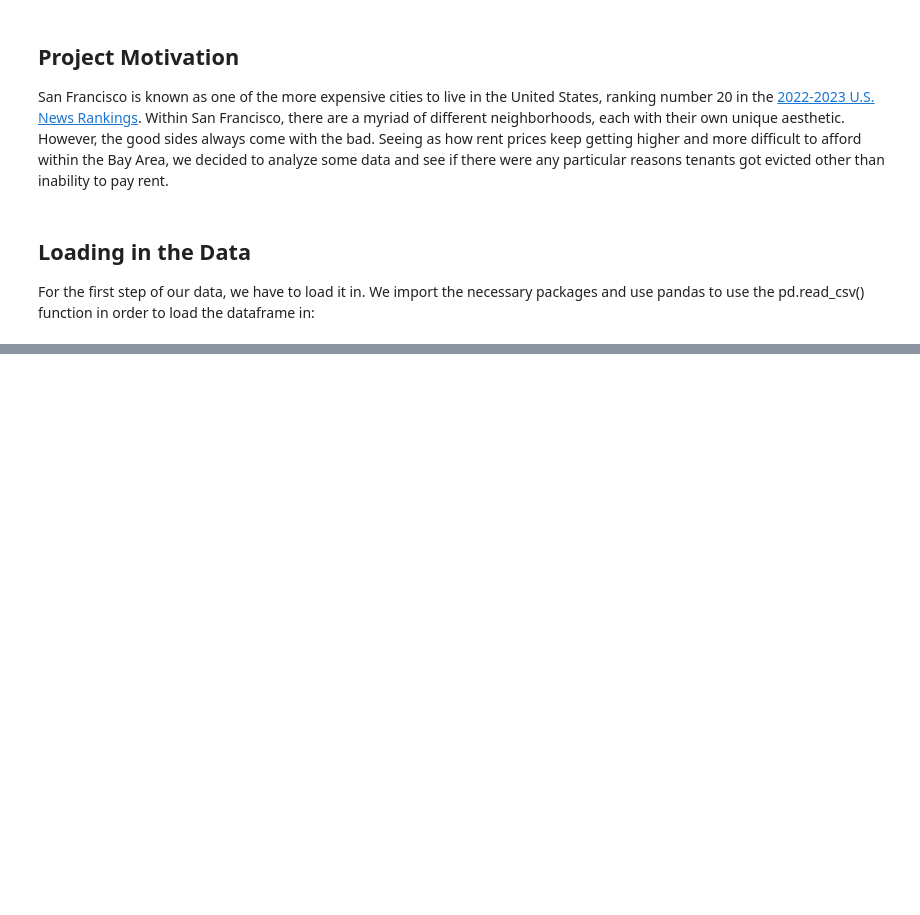
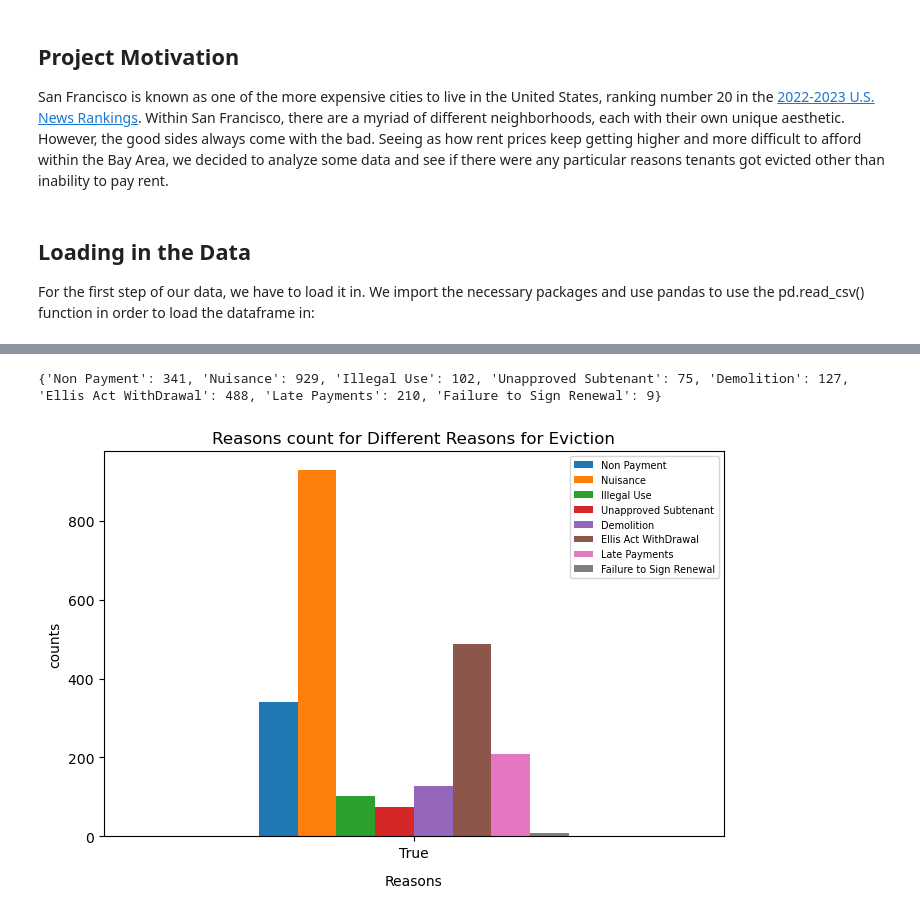
Before and after one commit to UCB-stat-159-s23/project-Group26, a Jupyter notebook: sfevictions.ipynb, the cells around one changed output, grey strips where cells are left out. Drawn from its saved outputs; the diff is of its cells as text; code cells hidden in the pictures; blank space fills up the shorter version.

```diff
--- a/sfevictions.ipynb
+++ b/sfevictions.ipynb
@@ -40,0 +56,5 @@ evictions
+# %%
+###finding number of occurrences per reasons###
+reasons = sample.iloc[:, 3:11]
+for col in reasons.columns:
+    print(sample[[col]].value_counts().reset_index(name='counts'))
@@ -40,0 +79,43 @@ evictions
+# %%
+def reason_for_evict(df, names):
+    """
+    This function aims to get the total number of the reasons for eviction for each different reason,
+    and display the result in the form of a barplot.
+    The arugument 'names' is a list of the names for certain eviction reasons that you want to look into.
+    """
+
+    #self.names = names
+    reasons = df[names]
+
+    columnNames = reasons.columns
+
+    # create an empty dictionary for the reasons that has TRUE input for future counts
+    trues_oc = {}
+
+    # get the total number of TRUE observations for each reason of eviction and print it
+    for i in reasons.columns:
+        trues_oc[i] = reasons[i].sum()
+    print(trues_oc)
+
+    # make it into a dataframe for plotting purpose
+    argh = pd.DataFrame(trues_oc, ['True'], columnNames).reset_index()
+    #print(argh)
+
+    # print the result
+    reasons_list = [column for column in argh.columns]
+    #print(reasons_list)
+    reasons_bar = argh.plot(figsize=(8,5), x='index', y=reasons_list[1:], kind='bar', rot=0)
+    plt.xlabel('Reasons', labelpad = 10)
+    plt.ylabel('counts')
+    plt.title("Reasons count for Different Reasons for Eviction")
+    plt.legend(loc='best', fontsize='7')
+
+
+names = ['Non Payment', 'Nuisance', 'Illegal Use',
+                     'Unapproved Subtenant', 'Demolition', 'Ellis Act WithDrawal', 'Late Payments',
+                     'Failure to Sign Renewal']
+
+reason_for_evict(sample, names)
+# %% [output]
+{'Non Payment': 341, 'Nuisance': 929, 'Illegal Use': 102, 'Unapproved Subtenant': 75, 'Demolition': 127, 'Ellis Act WithDrawal': 488, 'Late Payments': 210, 'Failure to Sign Renewal': 9}
+[figure, added]
```
Also changed, not shown: parts of 6 cells of this notebook, 1 other file.
